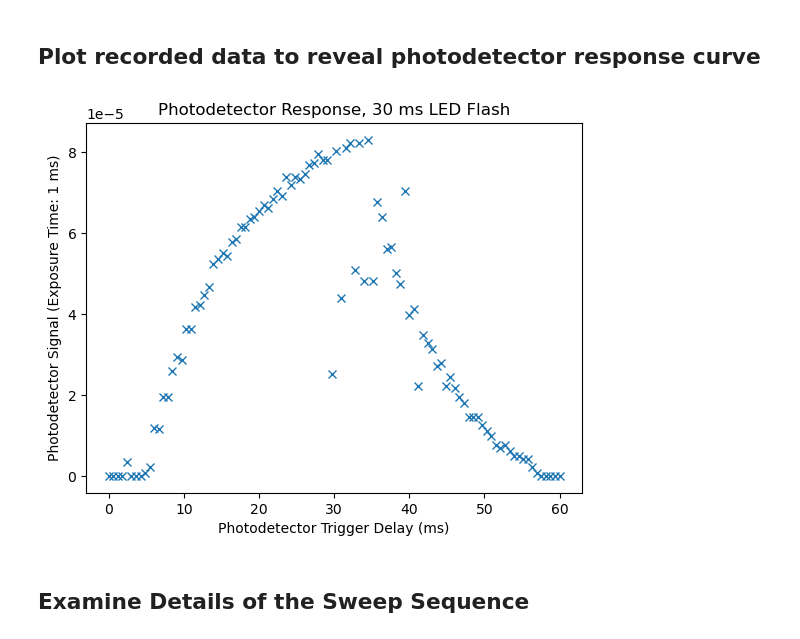
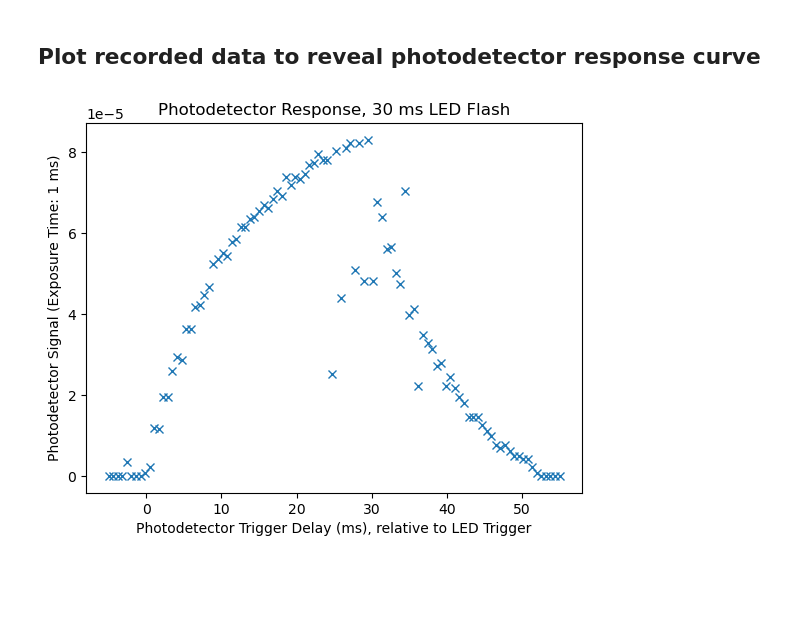
Before and after one commit to sfeister/sidekick-epics-docs, a Jupyter notebook: docs/demos/OpenLoopHRR.ipynb, the cells around one changed output. Cells and saved outputs as stored; diff of their text form; code cells hidden in the pictures; blank space fills up the shorter version.

Commit message:
Incorporated offset from LED flash trigger delay

```diff
--- a/docs/demos/OpenLoopHRR.ipynb
+++ b/docs/demos/OpenLoopHRR.ipynb
@@ -122,13 +122,11 @@ pvphoto.clear_callbacks()
 ## Plot recorded data to reveal photodetector response curve
 # %%
 fig, ax = plt.subplots()
-ax.plot(delays*1e-3, data, 'x')
-ax.set_xlabel("Photodetector Trigger Delay (ms)")
+ax.plot(delays*1e-3 - 5.0, data, 'x') # Note the offset of 5.0 ms between the LED trigger and Photodiode trigger
+ax.set_xlabel("Photodetector Trigger Delay (ms), relative to LED Trigger")
 #ax.set_ylim([0, 0.0015])
 ax.set_ylabel("Photodetector Signal (Exposure Time: 1 ms)")
 ax.set_title("Photodetector Response, 30 ms LED Flash")
 plt.show()
 # %% [output]
-[figure, old version]
+[figure, new version]
-# %% [markdown]
-## Examine Details of the Sweep Sequence
```
Also changed, not shown: parts of 13 cells of this notebook.
